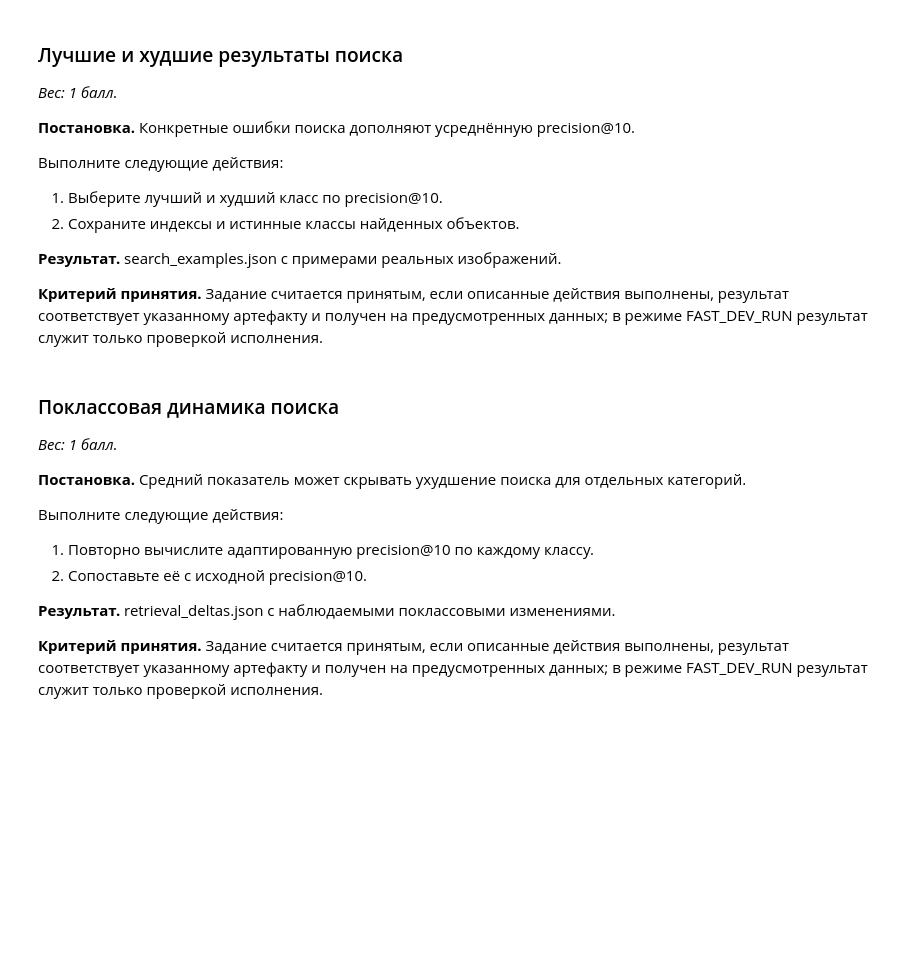
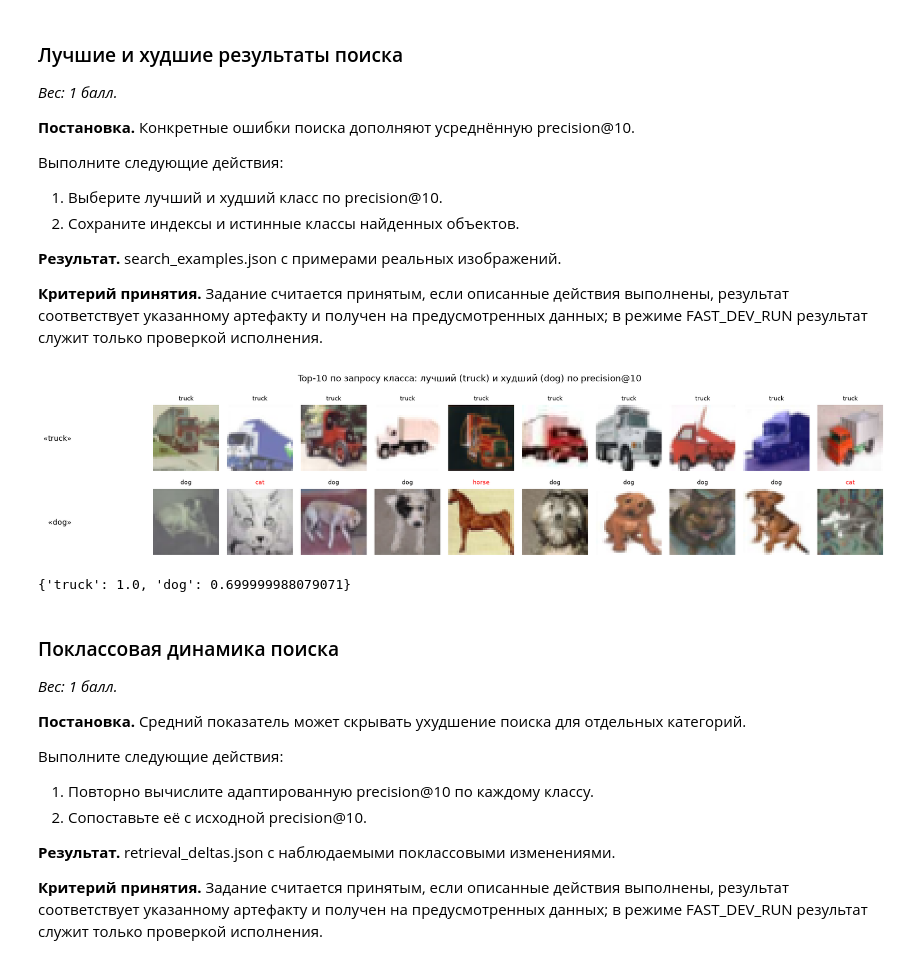
Before and after one commit to Meta1rus/computer_vision_2026, a Jupyter notebook: labs/lab_05_clip_retrieval/student.ipynb, the cells around one changed output. Drawn from its saved outputs; the diff is of its cells as text; code cells hidden in the pictures; blank space fills up the shorter version.

```diff
--- a/labs/lab_05_clip_retrieval/student.ipynb
+++ b/labs/lab_05_clip_retrieval/student.ipynb
@@ -418,8 +418,29 @@ mAP                  0.8567   0.9687
 
 **Критерий принятия.** Задание считается принятым, если описанные действия выполнены, результат соответствует указанному артефакту и получен на предусмотренных данных; в режиме FAST_DEV_RUN результат служит только проверкой исполнения.
 # %%
-# Реализуйте это задание по постановке выше.
-raise NotImplementedError("Реализуйте это задание в этой ячейке")
+import matplotlib.pyplot as plt
+by_p10 = sorted(classes, key=lambda c: base_report[c]["precision@10"])
+worst_c, best_c = by_p10[0], by_p10[-1]
+examples = {}
+for name in (best_c, worst_c):
+    c = classes.index(name)
+    idx = torch.topk(test_emb @ P_base[c].cpu(), 10).indices.tolist()
+    examples[name] = {"precision@10": base_report[name]["precision@10"],
+                      "results": [{"test_index": i, "true_class": classes[int(test_labels[i])]} for i in idx]}
+(ARTIFACTS / "search_examples.json").write_text(json.dumps({"best_class": best_c, "worst_class": worst_c, "examples": examples}, indent=1))
+raw_test = torchvision.datasets.CIFAR10(DATA_ROOT, train=False)
+fig, axes = plt.subplots(2, 10, figsize=(16, 3.8))
+for r, name in enumerate((best_c, worst_c)):
+    for k, e in enumerate(examples[name]["results"]):
+        ax = axes[r, k]; ax.imshow(raw_test.data[e["test_index"]]); ax.axis("off")
+        ax.set_title(e["true_class"], fontsize=8, color="black" if e["true_class"] == name else "red")
+    axes[r, 0].text(-40, 16, f"«{name}»", fontsize=10, ha="right", va="center")
+fig.suptitle(f"Top-10 по запросу класса: лучший ({best_c}) и худший ({worst_c}) по precision@10"); fig.tight_layout()
+fig.savefig(ARTIFACTS / "search_examples.png", dpi=100); plt.show()
+print({n: examples[n]["precision@10"] for n in examples})
+# %% [output]
+[figure, added]
+{'truck': 1.0, 'dog': 0.699999988079071}
 # %% [markdown]
 ### Поклассовая динамика поиска
 
```
Also changed, not shown: parts of 1 cell of this notebook, 3 other files.
